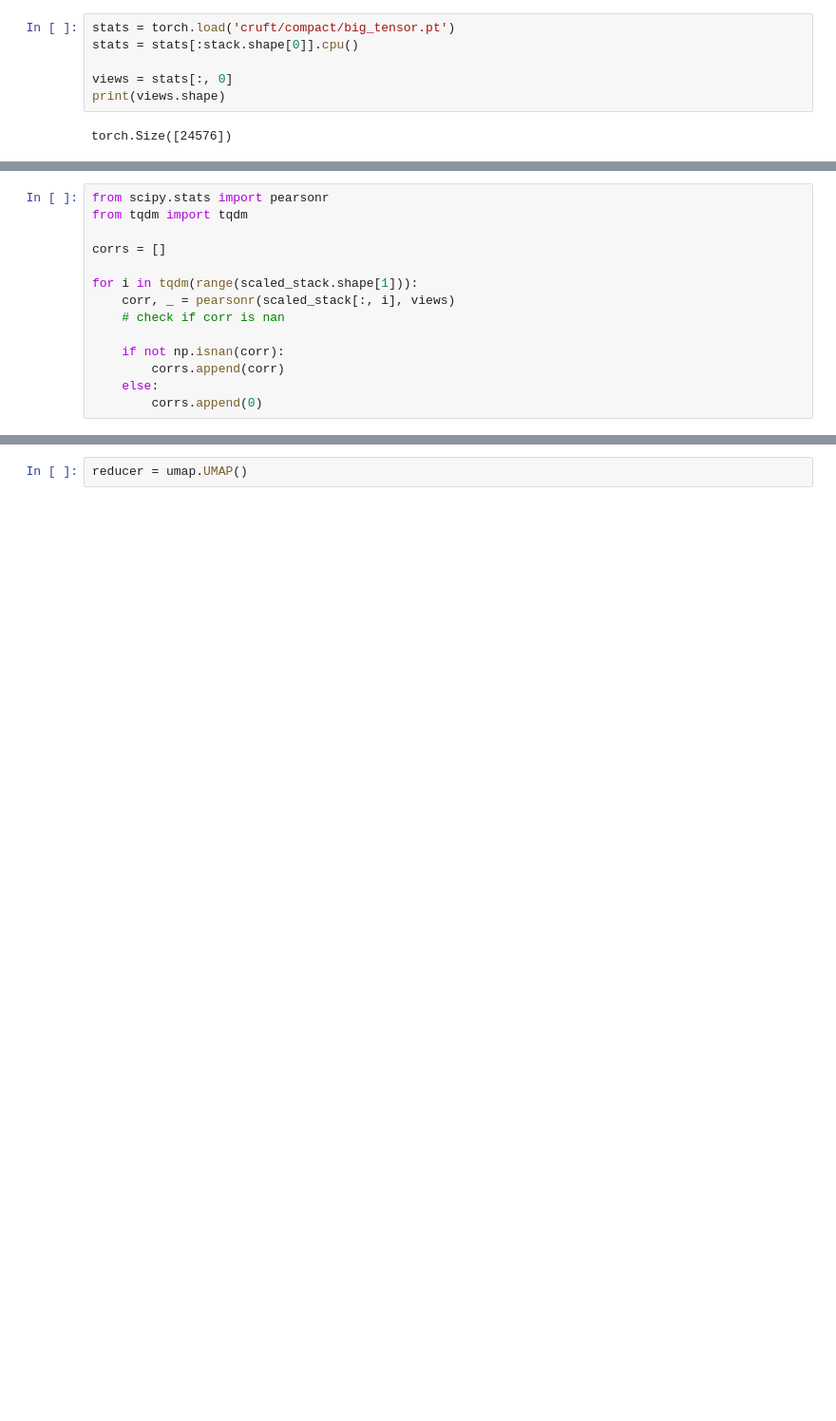
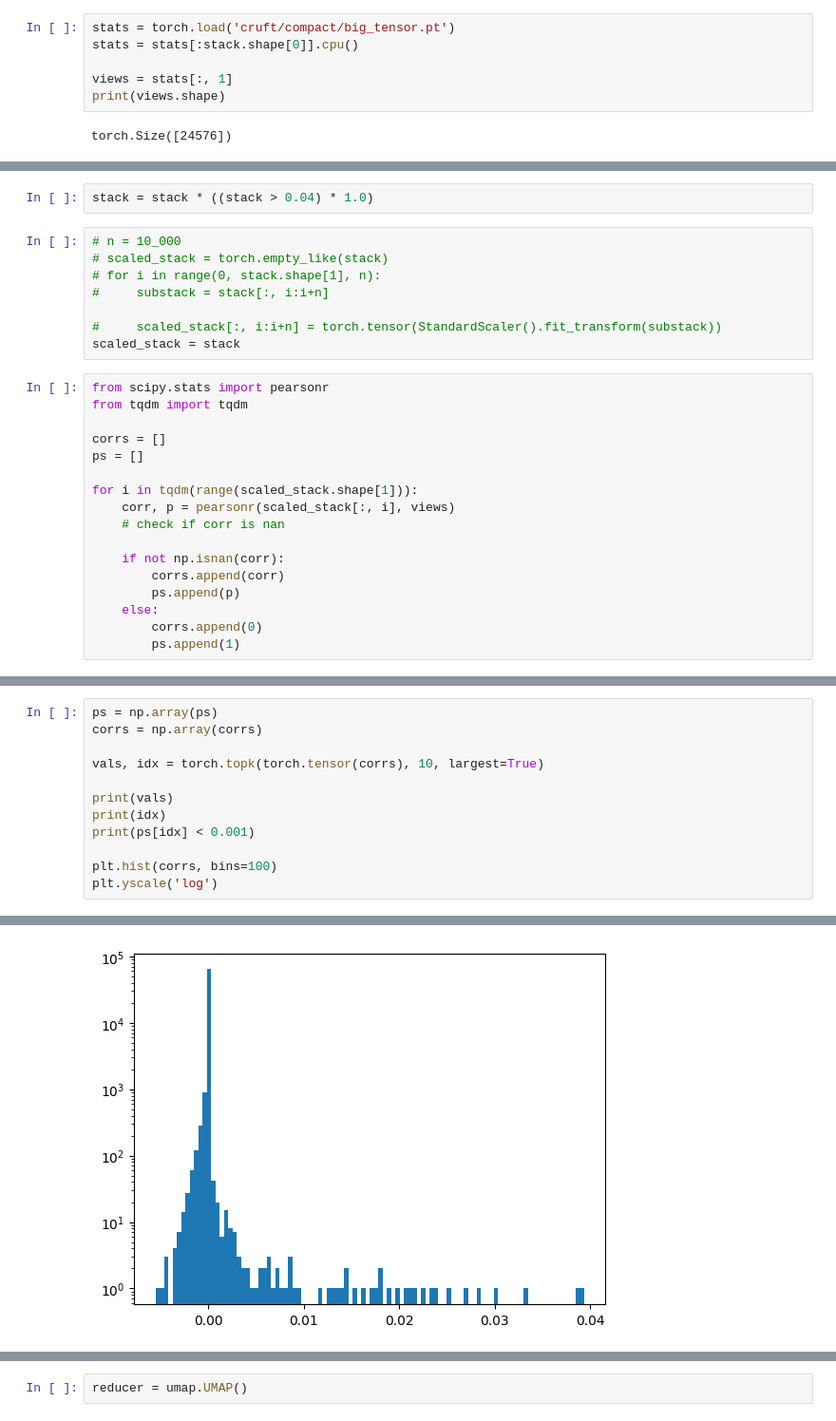
Before and after one commit to Lewington-pitsos/sae_vit, a Jupyter notebook: pad.ipynb, the cells around one changed output, grey strips where cells are left out. Shown at 95% size. Saved outputs shown, nothing was run; the diff lists cells and outputs as text; blank space fills up the shorter version.

```diff
--- a/pad.ipynb
+++ b/pad.ipynb
@@ -43,7 +40,7 @@ torch.Size([24576, 11763])
 stats = torch.load('cruft/compact/big_tensor.pt')
 stats = stats[:stack.shape[0]].cpu()
 
-views = stats[:, 0]
+views = stats[:, 1]
 print(views.shape)
 # %% [output]
 torch.Size([24576])
@@ -64,14 +47,27 @@ print(scaled_stack[:, 0].mean(), scaled_stack[:, 0].std())
+# %%
+stack = stack * ((stack > 0.04) * 1.0)
+# %%
+# n = 10_000
+# scaled_stack = torch.empty_like(stack)
+# for i in range(0, stack.shape[1], n):
+#     substack = stack[:, i:i+n]
+
+#     scaled_stack[:, i:i+n] = torch.tensor(StandardScaler().fit_transform(substack))
+scaled_stack = stack
 # %%
 from scipy.stats import pearsonr
 from tqdm import tqdm
 
 corrs = []
+ps = []
 
 for i in tqdm(range(scaled_stack.shape[1])):
-    corr, _ = pearsonr(scaled_stack[:, i], views)
+    corr, p = pearsonr(scaled_stack[:, i], views)
     # check if corr is nan
 
     if not np.isnan(corr):
         corrs.append(corr)
+        ps.append(p)
     else:
         corrs.append(0)
+        ps.append(1)
@@ -87,0 +74,13 @@ plt.yscale('log')
+# %%
+ps = np.array(ps)
+corrs = np.array(corrs)
+
+vals, idx = torch.topk(torch.tensor(corrs), 10, largest=True)
+
+print(vals)
+print(idx)
+print(ps[idx] < 0.001)
+
+plt.hist(corrs, bins=100)
+plt.yscale('log')
+# %% [output]
@@ -87,0 +91 @@ plt.yscale('log')
+[figure, added]
```
Also changed, not shown: parts of 13 cells of this notebook, 1 other file.
